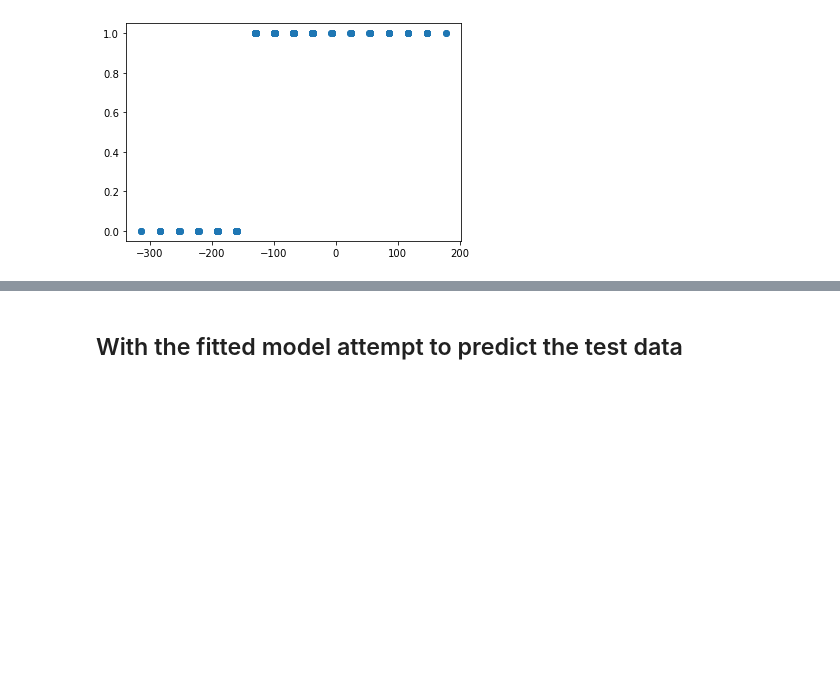
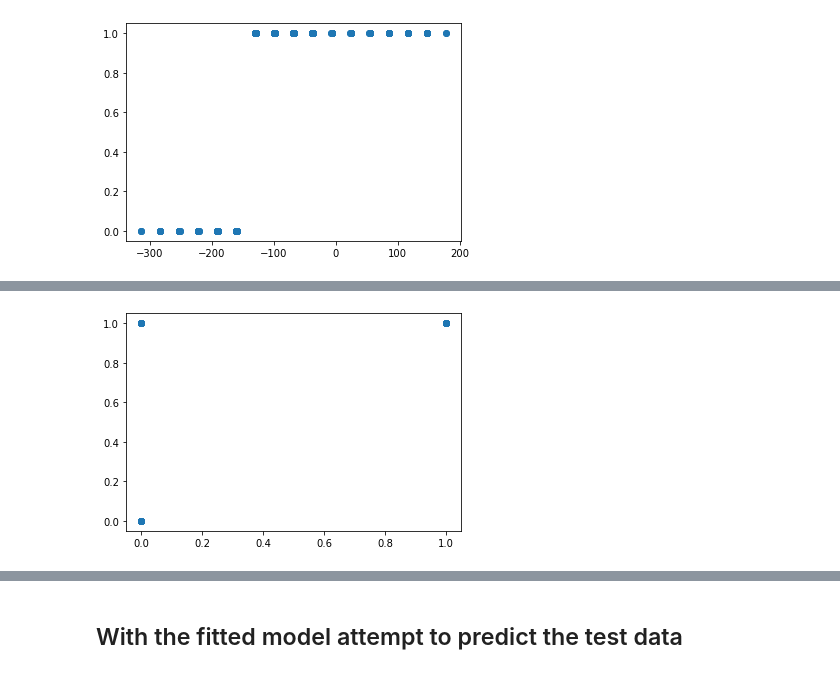
Before and after one commit to G-Licitra/hime, a Jupyter notebook: hime_ALL_types_LogMM.ipynb, the cells around one changed output, grey strips where cells are left out. Cells and saved outputs as stored; diff of their text form; code cells hidden in the pictures; blank space fills up the shorter version.

```diff
--- a/hime_ALL_types_LogMM.ipynb
+++ b/hime_ALL_types_LogMM.ipynb
@@ -133,0 +214,10 @@ ValueError: Classification metrics can't handle a mix of continuous and binary t
+# %%
+tmp = pd.DataFrame(scipy
+                   .special
+                   .logit(MinMaxScaler()
+                          .fit_transform(reg
+                                         .fitted_values
+                                         .replace([np.inf, -np.inf], np.nan, inplace=False)
+                                         .dropna()
+                                         .to_numpy()
+                                         .reshape(-1, 1))).round(1))
@@ -133,0 +251,4 @@ ValueError: Classification metrics can't handle a mix of continuous and binary t
+# %%
+_ = plt.scatter((tmp > 1).astype(int), data[mixed_dict["target"]])
+# %% [output]
+[figure, added]
```
Also changed, not shown: parts of 14 cells of this notebook, 27 other files.
